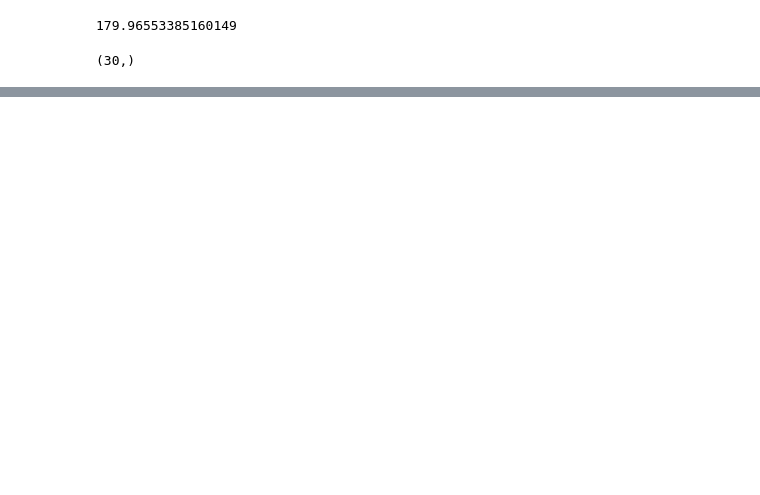
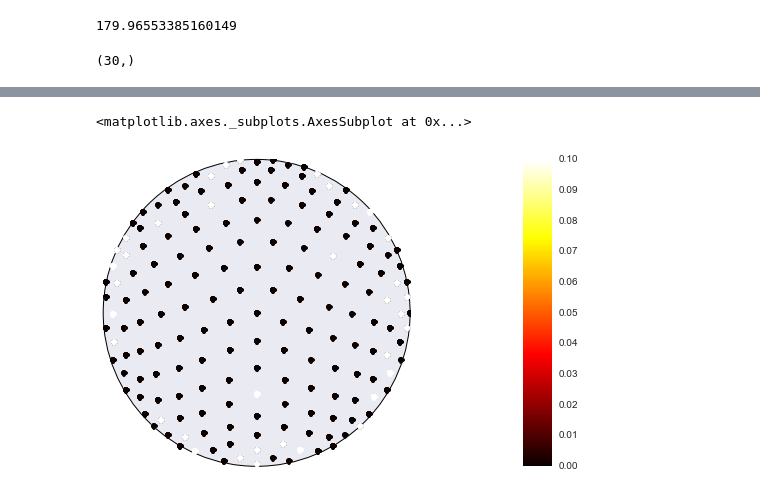
Before and after one commit to arokem/ISBI2015, a Jupyter notebook: ModelingTE.ipynb, the cells around one changed output, grey strips where cells are left out. Drawn from its saved outputs; the diff is of its cells as text; code cells hidden in the pictures; blank space fills up the shorter version.

```diff
--- a/ModelingTE.ipynb
+++ b/ModelingTE.ipynb
@@ -145,0 +150,7 @@ with sns.color_palette("hls", 30):
+# %%
+s = dpd.get_sphere()
+# %%
+proj.sph_project(s.vertices.T, fit.beta, vmax=0.1)
+# %% [output]
+<matplotlib.axes._subplots.AxesSubplot at 0x...>
+[figure, added]
```
Also changed, not shown: parts of 7 cells of this notebook, 1 other file.
